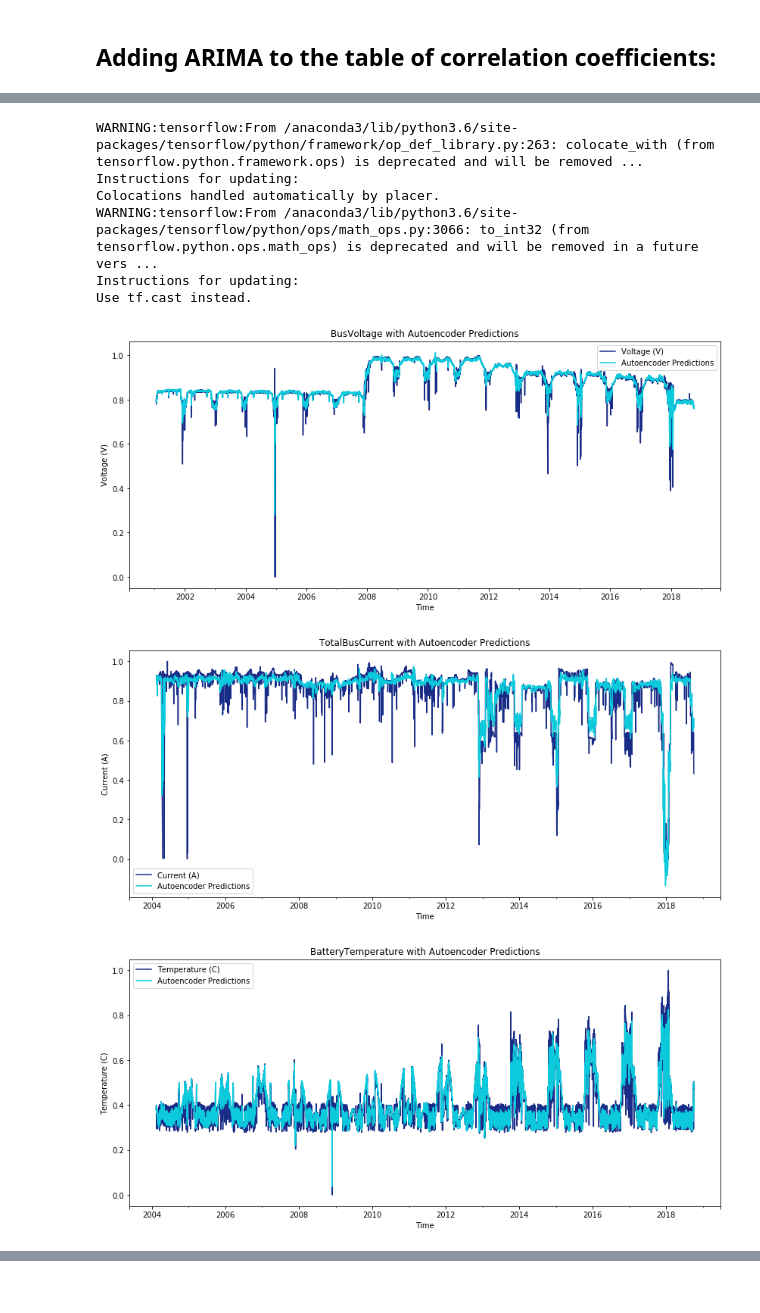
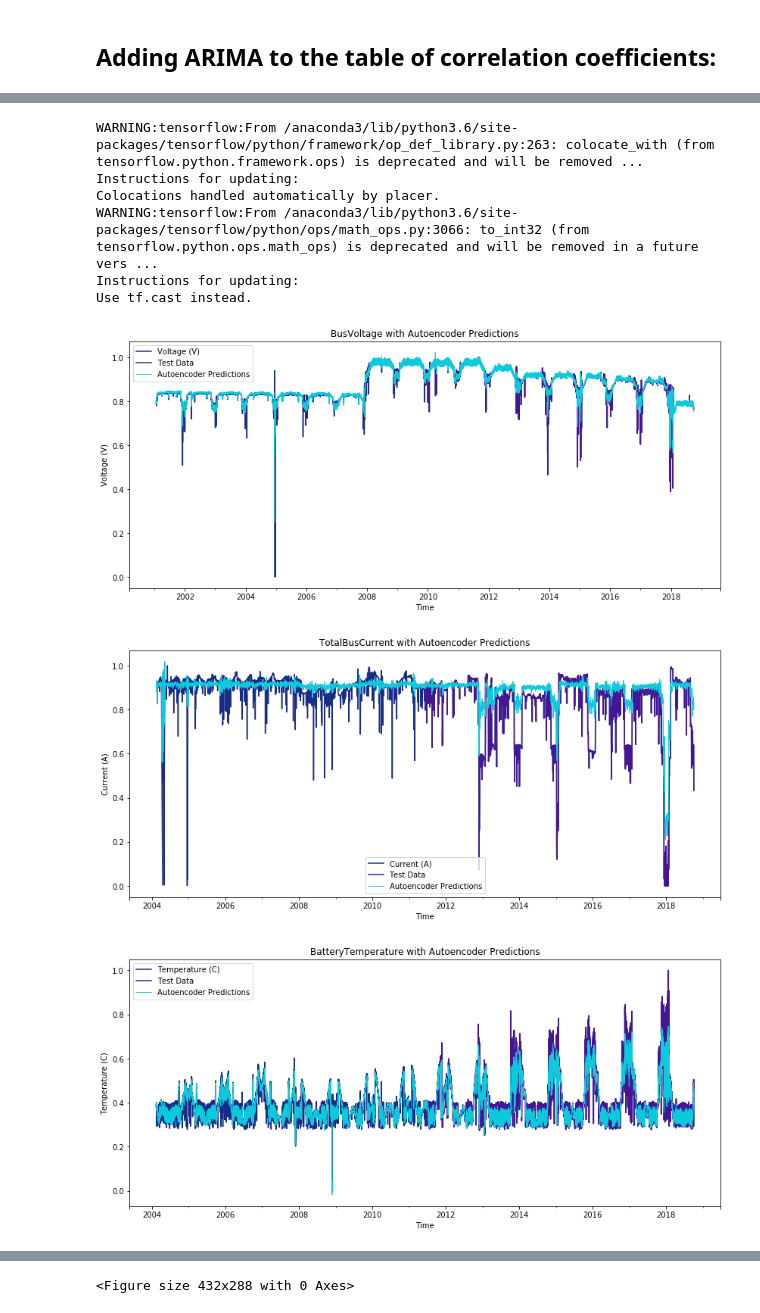
Before and after one commit to sapols/Satellite-Telemetry-Anomaly-Detection, a Jupyter notebook: Algorithm Modeling.ipynb, the cells around one changed output, grey strips where cells are left out. Drawn from its saved outputs; the diff is of its cells as text; code cells hidden in the pictures.

```diff
--- a/Algorithm Modeling.ipynb
+++ b/Algorithm Modeling.ipynb
@@ -186,14 +186,14 @@ for ds in range(len(datasets)):
     ds_name = datasets[ds][5:-4] # drop 'Data/' and '.csv'
     p = hyperparams[ds]['order'][0]
     freq = hyperparams[ds]['freq']
-    drop = 0
+    start = 0
 
     file_path = 'save/datasets/' + ds_name + '/arima/data/100 percent/' + ds_name + '_with_arima_full.csv'
     if (p == 1):
-        drop = freq  # don't correlate with data that was differenced away
+        start = freq  # don't correlate with data that was differenced away
 
     # get correlation coefficient between original data and ARIMA forecast (100%)
-    coeff = correlation(var_name, file_path, 'ARIMA', file_path, drop=drop)
+    coeff = correlation(var_name, file_path, 'ARIMA', file_path, start=start)
     correlations.at['ARIMA (100%)', ds_name] = coeff  # Make the index "ARIMA (100%)" if it doesn't exist, place coeff
 
 # 50% ARIMAs
@@ -202,15 +202,17 @@ for ds in range(len(datasets)):
     ds_name = datasets[ds][5:-4] # drop 'Data/' and '.csv'
     p = hyperparams[ds]['order'][0]
     freq = hyperparams[ds]['freq']
-    drop = 0
+    start = 0
 
     file_path = 'save/datasets/' + ds_name + '/arima/data/50 percent/' + ds_name + '_with_arima_half.csv'
+    df = read_csv(file_path, header=0, parse_dates=[0], index_col=0, squeeze=True, date_parser=parser)
     if (p == 1):
-        drop = freq  # don't correlate with data that was differenced away
+        start = freq  # don't correlate with data that was differenced away
 
-    # get correlation coefficient between original data and ARIMA forecast (50% train & test)
-    coeff = correlation(var_name, file_path, 'ARIMA', file_path, drop=drop)
-    correlations.at['ARIMA (50% train & test)', ds_name] = coeff  # Make the index "ARIMA (50% train & test)" if it doesn't exist, place coeff
+    # get correlation coefficient between original data and ARIMA forecast (50% train)
+    end = int(len(df) / 2)
+    coeff = correlation(var_name, file_path, 'ARIMA', file_path, start=start, end=end)
+    correlations.at['ARIMA (50% train)', ds_name] = coeff  # Make the index "ARIMA (50% train)" if it doesn't exist, place coeff
 
 for ds in range(len(datasets)):
     var_name = var_names[ds]
@@ -218,10 +220,10 @@ for ds in range(len(datasets)):
 
     file_path = 'save/datasets/' + ds_name + '/arima/data/50 percent/' + ds_name + '_with_arima_half.csv'
     df = read_csv(file_path, header=0, parse_dates=[0], index_col=0, squeeze=True, date_parser=parser)
-    drop = int(len(df) / 2)
+    start = int(len(df) / 2)
 
-    # get correlation coefficient between original data and ARIMA forecast (50% train & test)
-    coeff = correlation(var_name, file_path, 'ARIMA', file_path, drop=drop)
+    # get correlation coefficient between original data and ARIMA forecast (50% test)
+    coeff = correlation(var_name, file_path, 'ARIMA', file_path, start=start)
     correlations.at['ARIMA (50% test)', ds_name] = coeff  # Make the index "ARIMA (50% test)" if it doesn't exist, place coeff
 
 correlations.to_csv('./save/correlations.csv')
@@ -239,19 +241,29 @@ We're shingling the datasets 18 data points at a time, and the neural network ar
 # %%
+# 50%
+for ds in range(len(datasets)):
+    dataset = datasets[ds]
+    var_name = var_names[ds]
+    ds_name = dataset[5:-4] # drop 'Data/' and '.csv'
+
+    # Use custom module 'model_with_arima' which also saves plots and data
+    ts_with_predictions = autoencoder_prediction(dataset, ds_name, train_size=0.5, var_name=var_name, verbose=False)
+
+# 100%
 for ds in range(len(datasets)):
     dataset = datasets[ds]
     var_name = var_names[ds]
     ds_name = dataset[5:-4] # drop 'Data/' and '.csv'
 
 
     # Use custom module 'model_with_arima' which also saves plots and data
-    ts_with_predictions = autoencoder_prediction(dataset, ds_name, var_name=var_name, verbose=False)
+    ts_with_predictions = autoencoder_prediction(dataset, ds_name, train_size=1.0, var_name=var_name, verbose=False)
 # %% [output]
 WARNING:tensorflow:From /anaconda3/lib/python3.6/site-packages/tensorflow/python/framework/op_def_library.py:263: colocate_with (from tensorflow.python.framework.ops) is deprecated and will be removed ...
 Instructions for updating:
 Colocations handled automatically by placer.
 WARNING:tensorflow:From /anaconda3/lib/python3.6/site-packages/tensorflow/python/ops/math_ops.py:3066: to_int32 (from tensorflow.python.ops.math_ops) is deprecated and will be removed in a future vers ...
 Instructions for updating:
 Use tf.cast instead.
-[figure, old version]
+[figure, new version]
-[figure, old version]
+[figure, new version]
-[figure, old version]
+[figure, new version]
@@ -260 +277,2 @@ Use tf.cast instead.
+<Figure size 432x288 with 0 Axes>
 # %% [markdown]
```
Also changed, not shown: parts of 7 cells of this notebook.
